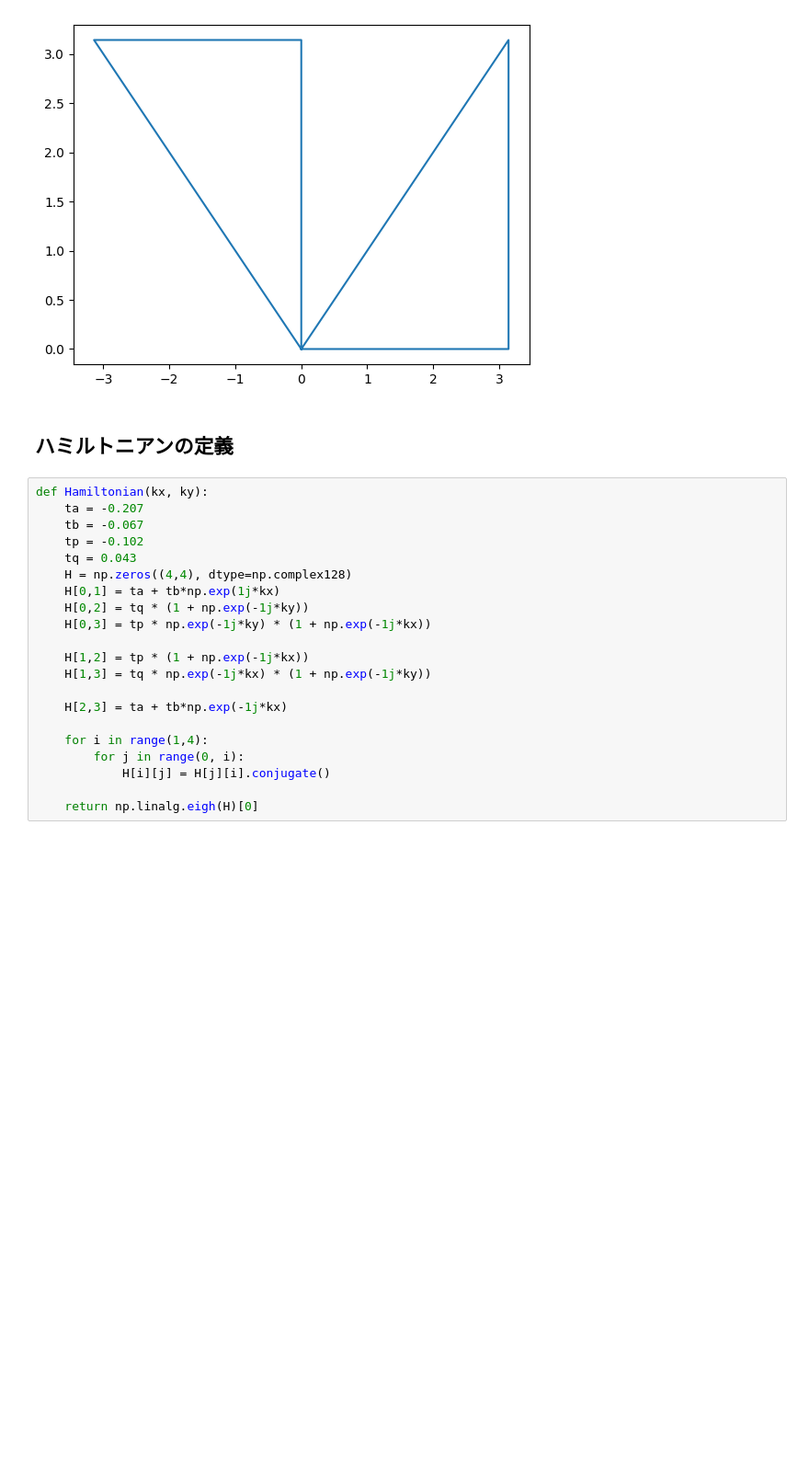
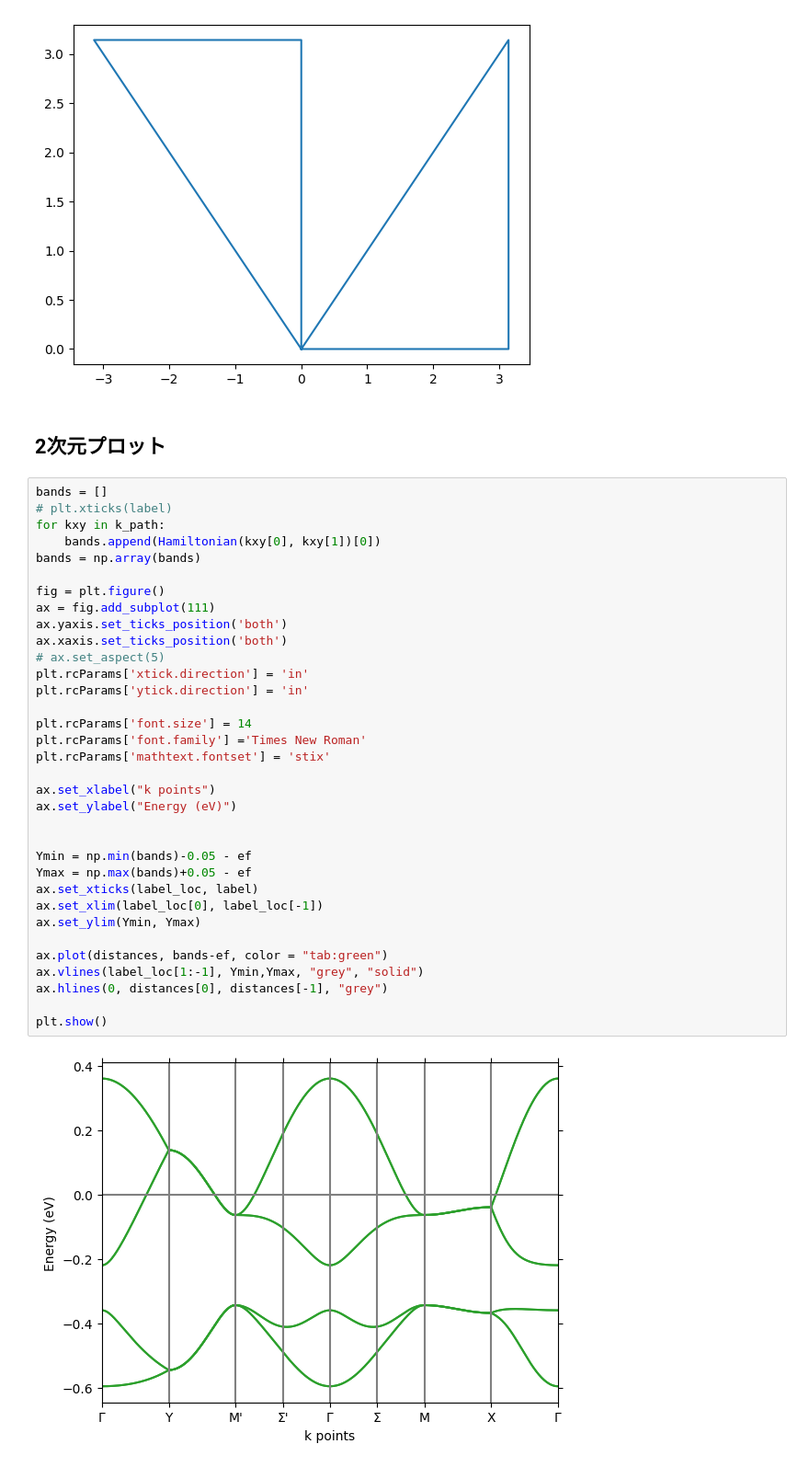
Before and after one commit to xiang-gong3944/----, a Jupyter notebook: 2024_09_25_AlterMagnet1/kappaET2_band_py.ipynb, the cells around one changed output. Shown at 92% size. Drawn from its saved outputs; the diff is of its cells as text; blank space fills up the shorter version.

```diff
--- a/2024_09_25_AlterMagnet1/kappaET2_band_py.ipynb
+++ b/2024_09_25_AlterMagnet1/kappaET2_band_py.ipynb
@@ -155,25 +326,40 @@ plt.plot(k_path[:,0],k_path[:,1])
 [<matplotlib.lines.Line2D at 0x...>]
 [figure]
 # %% [markdown]
-## ハミルトニアンの定義
+## 2次元プロット
-# %%
-def Hamiltonian(kx, ky):
-    ta = -0.207
-    tb = -0.067
-    tp = -0.102
-    tq = 0.043
-    H = np.zeros((4,4), dtype=np.complex128)
-    H[0,1] = ta + tb*np.exp(1j*kx)
-    H[0,2] = tq * (1 + np.exp(-1j*ky))
-    H[0,3] = tp * np.exp(-1j*ky) * (1 + np.exp(-1j*kx))
-
-    H[1,2] = tp * (1 + np.exp(-1j*kx))
-    H[1,3] = tq * np.exp(-1j*kx) * (1 + np.exp(-1j*ky))
-
-    H[2,3] = ta + tb*np.exp(-1j*kx)
-
-    for i in range(1,4):
-        for j in range(0, i):
-            H[i][j] = H[j][i].conjugate()
-
-    return np.linalg.eigh(H)[0]
+# %%
+bands = []
+# plt.xticks(label)
+for kxy in k_path:
+    bands.append(Hamiltonian(kxy[0], kxy[1])[0])
+bands = np.array(bands)
+
+fig = plt.figure()
+ax = fig.add_subplot(111)
+ax.yaxis.set_ticks_position('both')
+ax.xaxis.set_ticks_position('both')
+# ax.set_aspect(5)
+plt.rcParams['xtick.direction'] = 'in'
+plt.rcParams['ytick.direction'] = 'in'
+
+plt.rcParams['font.size'] = 14
+plt.rcParams['font.family'] ='Times New Roman'
+plt.rcParams['mathtext.fontset'] = 'stix'
+
+ax.set_xlabel("k points")
+ax.set_ylabel("Energy (eV)")
+
+
+Ymin = np.min(bands)-0.05 - ef
+Ymax = np.max(bands)+0.05 - ef
+ax.set_xticks(label_loc, label)
+ax.set_xlim(label_loc[0], label_loc[-1])
+ax.set_ylim(Ymin, Ymax)
+
+ax.plot(distances, bands-ef, color = "tab:green")
+ax.vlines(label_loc[1:-1], Ymin,Ymax, "grey", "solid")
+ax.hlines(0, distances[0], distances[-1], "grey")
+
+plt.show()
+# %% [output]
+[figure, added]
```
Also changed, not shown: parts of 54 cells of this notebook.
